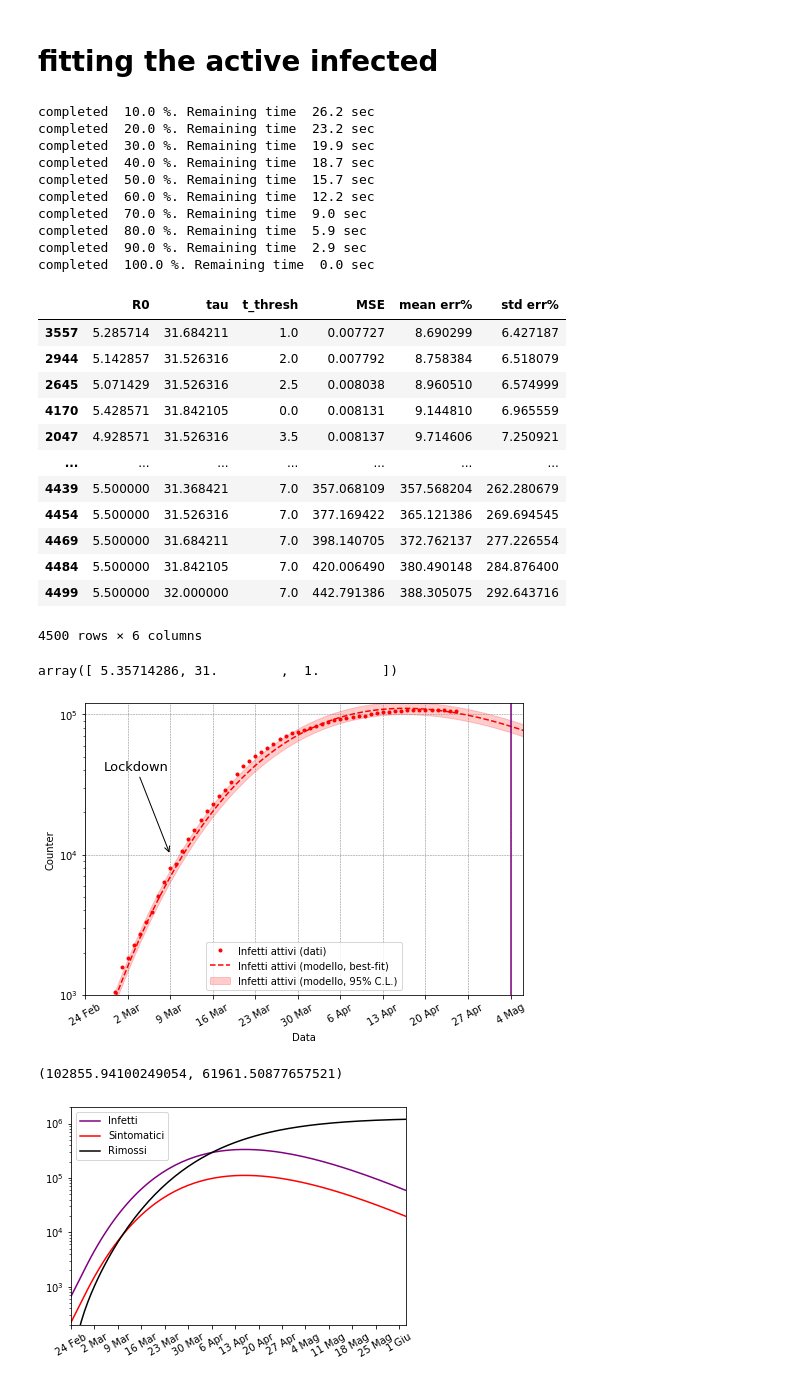
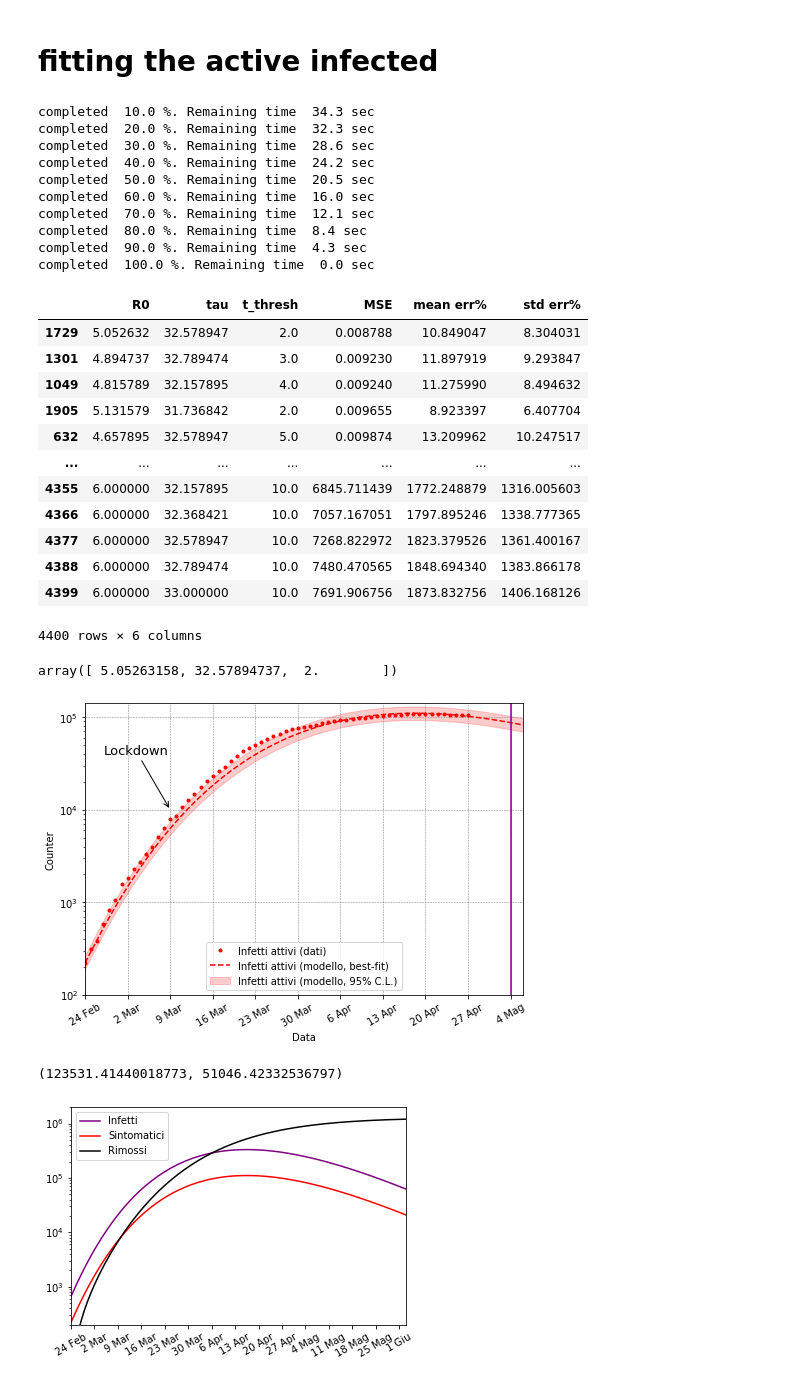
Before and after one commit to vincnardelli/covid19-italia, a Jupyter notebook: nazionale/SIR-R0.ipynb, the cells around one changed output. Saved outputs shown, nothing was run; the diff lists cells and outputs as text; code cells hidden in the pictures.

```diff
--- a/nazionale/SIR-R0.ipynb
+++ b/nazionale/SIR-R0.ipynb
@@ -183,9 +183,9 @@ def optimizer_adv(R0,tau,t_thresh):
     return accuracy,errperc,stdperc
 # %%
 # grid on 3 parameters
-R0grid=np.linspace(4.5,5.5,15)
-taugrid=np.linspace(29,32,20)
-ttreshgrid=np.linspace(0,7,15)
+R0grid=np.linspace(4.5,6,20)
+taugrid=np.linspace(29,33,20)
+ttreshgrid=np.arange(0,11,1)
 
 res_scan=[]
 counter=0
@@ -211,15 +211,15 @@ for r in R0grid:
 
 res_scan=np.array(res_scan)
 # %% [output]
-completed  10.0 %. Remaining time  26.2 sec
-completed  20.0 %. Remaining time  23.2 sec
-completed  30.0 %. Remaining time  19.9 sec
-completed  40.0 %. Remaining time  18.7 sec
-completed  50.0 %. Remaining time  15.7 sec
-completed  60.0 %. Remaining time  12.2 sec
-completed  70.0 %. Remaining time  9.0 sec
-completed  80.0 %. Remaining time  5.9 sec
-completed  90.0 %. Remaining time  2.9 sec
+completed  10.0 %. Remaining time  34.3 sec
+completed  20.0 %. Remaining time  32.3 sec
+completed  30.0 %. Remaining time  28.6 sec
+completed  40.0 %. Remaining time  24.2 sec
+completed  50.0 %. Remaining time  20.5 sec
+completed  60.0 %. Remaining time  16.0 sec
+completed  70.0 %. Remaining time  12.1 sec
+completed  80.0 %. Remaining time  8.4 sec
+completed  90.0 %. Remaining time  4.3 sec
 completed  100.0 %. Remaining time  0.0 sec
 # %%
 df_res_scan=pd.DataFrame(res_scan)
@@ -228,56 +228,55 @@ df_res_scan.columns=['R0','tau','t_thresh','MSE','mean err%','std err%']
 df_res_scan.sort_values(by='MSE')
 # %% [output]
 |  | R0 | tau | t_thresh | MSE | mean err% | std err% |
-| 3557 | 5.285714 | 31.684211 | 1.0 | 0.007727 | 8.690299 | 6.427187 |
-| 2944 | 5.142857 | 31.526316 | 2.0 | 0.007792 | 8.758384 | 6.518079 |
-| 2645 | 5.071429 | 31.526316 | 2.5 | 0.008038 | 8.960510 | 6.574999 |
-| 4170 | 5.428571 | 31.842105 | 0.0 | 0.008131 | 9.144810 | 6.965559 |
-| 2047 | 4.928571 | 31.526316 | 3.5 | 0.008137 | 9.714606 | 7.250921 |
+| 1729 | 5.052632 | 32.578947 | 2.0 | 0.008788 | 10.849047 | 8.304031 |
+| 1301 | 4.894737 | 32.789474 | 3.0 | 0.009230 | 11.897919 | 9.293847 |
+| 1049 | 4.815789 | 32.157895 | 4.0 | 0.009240 | 11.275990 | 8.494632 |
+| 1905 | 5.131579 | 31.736842 | 2.0 | 0.009655 | 8.923397 | 6.407704 |
+| 632 | 4.657895 | 32.578947 | 5.0 | 0.009874 | 13.209962 | 10.247517 |
 | ... | ... | ... | ... | ... | ... | ... |
-| 4439 | 5.500000 | 31.368421 | 7.0 | 357.068109 | 357.568204 | 262.280679 |
-| 4454 | 5.500000 | 31.526316 | 7.0 | 377.169422 | 365.121386 | 269.694545 |
-| 4469 | 5.500000 | 31.684211 | 7.0 | 398.140705 | 372.762137 | 277.226554 |
-| 4484 | 5.500000 | 31.842105 | 7.0 | 420.006490 | 380.490148 | 284.876400 |
-| 4499 | 5.500000 | 32.000000 | 7.0 | 442.791386 | 388.305075 | 292.643716 |
+| 4355 | 6.000000 | 32.157895 | 10.0 | 6845.711439 | 1772.248879 | 1316.005603 |
+| 4366 | 6.000000 | 32.368421 | 10.0 | 7057.167051 | 1797.895246 | 1338.777365 |
+| 4377 | 6.000000 | 32.578947 | 10.0 | 7268.822972 | 1823.379526 | 1361.400167 |
+| 4388 | 6.000000 | 32.789474 | 10.0 | 7480.470565 | 1848.694340 | 1383.866178 |
+| 4399 | 6.000000 | 33.000000 | 10.0 | 7691.906756 | 1873.832756 | 1406.168126 |
-4500 rows × 6 columns
+4400 rows × 6 columns
 # %%
 par_ideal=np.array(df_res_scan.sort_values(by='MSE').iloc[0,0:])
 
 par_ideal[0:3]
 # %% [output]
-array([ 5.35714286, 31.        ,  1.        ])
+array([ 5.05263158, 32.57894737,  2.        ])
 # %%
 fin_result_updated=SIR_2(6*10**7,par_ideal[0]*1/14,1/14,par_ideal[1],t_thresh=par_ideal[2],I0=3*ydata_inf[0])
 
 t=fin_result_updated[0]
 s_vec=fin_result_updated[1]
 i_vec=fin_result_updated[2]
 r_vec=fin_result_updated[3]
 
 plt.figure(figsize=(7,5))
 plt.plot(np.arange(len(ydata_inf)),ydata_inf,color='red',linestyle='None',marker='.',label='Infetti attivi (dati)')
 plt.plot(t, i_vec/3, label='Infetti attivi (modello, best-fit)',color='red',linestyle='--')
 plt.fill_between(t, i_vec*(1+par_ideal[5]/100*2)/3,i_vec*(1-par_ideal[5]/100*2)/3, label='Infetti attivi (modello, 95% C.L.)',color='red',alpha=.2)
 plt.plot(np.zeros(2)+70,[-1000,250000],color='purple')
 plt.xticks(np.arange(0,100,7),['24 Feb','2 Mar','9 Mar','16 Mar','23 Mar','30 Mar','6 Apr','13 Apr','20 Apr','27 Apr','4 Mag','11 Mag','18 Mag','25 Mag','1 Giu'],rotation=30)
 plt.xlim(0,72)
-plt.ylim(10**3,1.2*10**5)
-#plt.yscale('log')
+plt.ylim(100,ydata_inf.max()*1.3)
+plt.yscale('log')
 plt.annotate("Lockdown", xy=(14,10000), xytext=(3,40000), arrowprops=dict(arrowstyle="->"),fontsize=13)
-plt.yscale('log')
 plt.xlabel('Data')
 plt.ylabel('Counter')
 plt.legend()
 plt.grid(color='gray', linestyle='--', linewidth=0.5)
 plt.tight_layout()
 plt.savefig('fit_con_incertezza.png',dpi=300)
 plt.show()
 # %% [output]
-[figure, old version]
+[figure, new version]
 # %%
 i_vec[70]*(1+par_ideal[5]/100*5)/3,i_vec[70]*(1-par_ideal[5]/100*5)/3
 # %% [output]
-(102855.94100249054, 61961.50877657521)
+(123531.41440018773, 51046.42332536797)
 # %%
 plt.plot(t,s_vec)
 plt.plot(t,i_vec,label='Infetti',color='purple')
```
Also changed, not shown: parts of 14 cells of this notebook, 11 other files.
